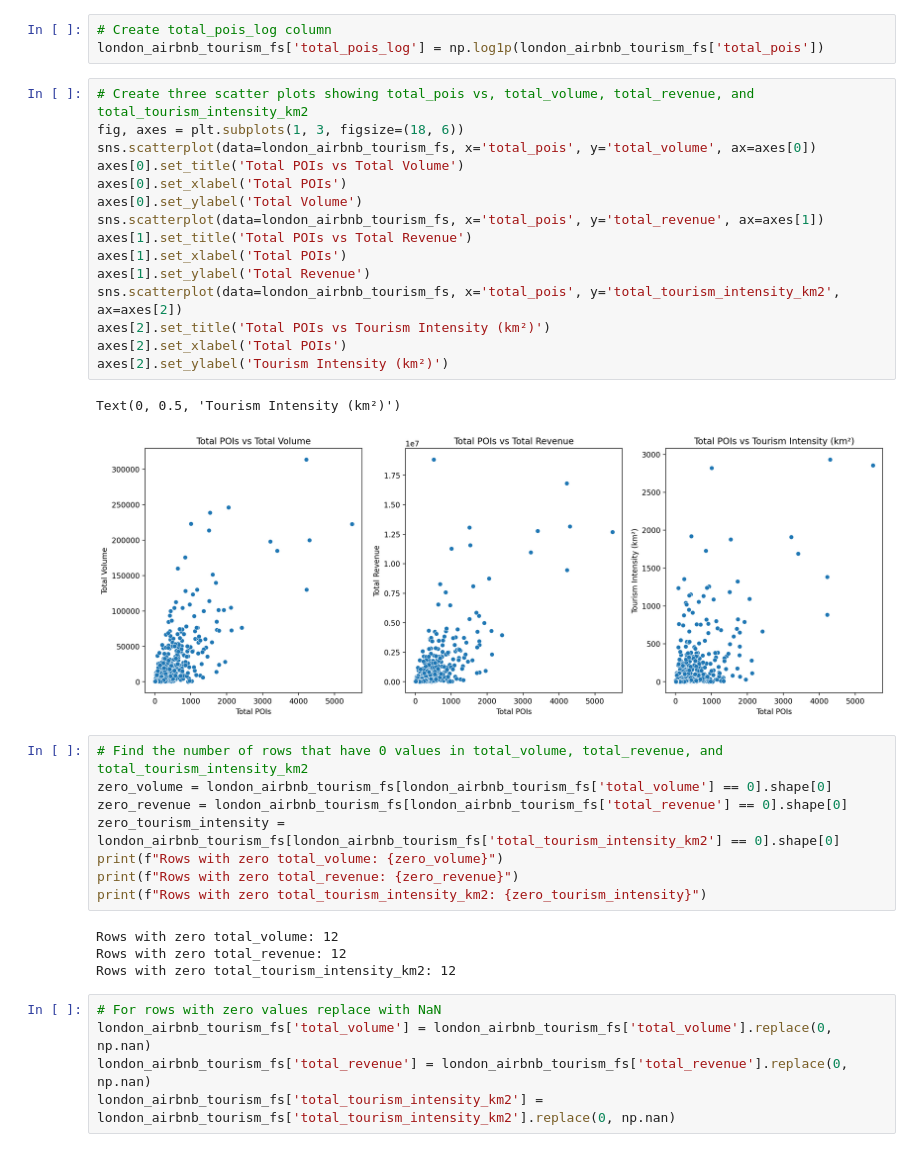
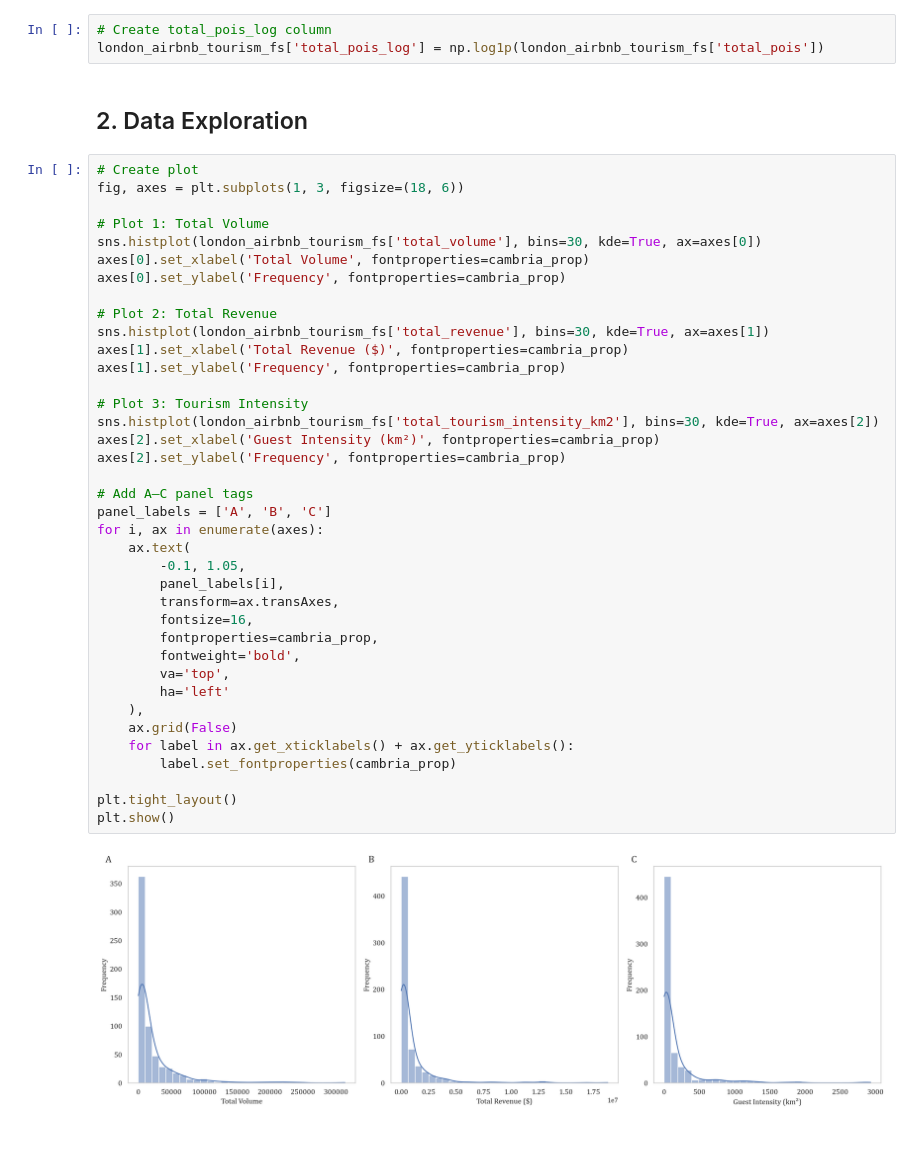
Before and after one commit to ElisJD/POI-and-STR-Guest-Modelling, a Jupyter notebook: notebooks/london/03_modelling.ipynb, the cells around one changed output. Saved outputs shown, nothing was run; the diff lists cells and outputs as text.

```diff
--- a/notebooks/london/03_modelling.ipynb
+++ b/notebooks/london/03_modelling.ipynb
@@ -49,41 +53,48 @@ Index(['glx_id', 'Airport/Heliport', 'Bakery/Patisserie', 'Bar (General)',
 # %%
 # Create total_pois_log column
 london_airbnb_tourism_fs['total_pois_log'] = np.log1p(london_airbnb_tourism_fs['total_pois'])
-# %%
-# Create three scatter plots showing total_pois vs, total_volume, total_revenue, and total_tourism_intensity_km2
-fig, axes = plt.subplots(1, 3, figsize=(18, 6))
-sns.scatterplot(data=london_airbnb_tourism_fs, x='total_pois', y='total_volume', ax=axes[0])
-axes[0].set_title('Total POIs vs Total Volume')
-axes[0].set_xlabel('Total POIs')
-axes[0].set_ylabel('Total Volume')
-sns.scatterplot(data=london_airbnb_tourism_fs, x='total_pois', y='total_revenue', ax=axes[1])
-axes[1].set_title('Total POIs vs Total Revenue')
-axes[1].set_xlabel('Total POIs')
-axes[1].set_ylabel('Total Revenue')
-sns.scatterplot(data=london_airbnb_tourism_fs, x='total_pois', y='total_tourism_intensity_km2', ax=axes[2])
-axes[2].set_title('Total POIs vs Tourism Intensity (km²)')
-axes[2].set_xlabel('Total POIs')
-axes[2].set_ylabel('Tourism Intensity (km²)')
-# %% [output]
-Text(0, 0.5, 'Tourism Intensity (km²)')
-[figure, removed]
-# %%
-# Find the number of rows that have 0 values in total_volume, total_revenue, and total_tourism_intensity_km2
-zero_volume = london_airbnb_tourism_fs[london_airbnb_tourism_fs['total_volume'] == 0].shape[0]
-zero_revenue = london_airbnb_tourism_fs[london_airbnb_tourism_fs['total_revenue'] == 0].shape[0]
-zero_tourism_intensity = london_airbnb_tourism_fs[london_airbnb_tourism_fs['total_tourism_intensity_km2'] == 0].shape[0]
-print(f"Rows with zero total_volume: {zero_volume}")
-print(f"Rows with zero total_revenue: {zero_revenue}")
-print(f"Rows with zero total_tourism_intensity_km2: {zero_tourism_intensity}")
-# %% [output]
-Rows with zero total_volume: 12
-Rows with zero total_revenue: 12
-Rows with zero total_tourism_intensity_km2: 12
-# %%
-# For rows with zero values replace with NaN
-london_airbnb_tourism_fs['total_volume'] = london_airbnb_tourism_fs['total_volume'].replace(0, np.nan)
-london_airbnb_tourism_fs['total_revenue'] = london_airbnb_tourism_fs['total_revenue'].replace(0, np.nan)
-london_airbnb_tourism_fs['total_tourism_intensity_km2'] = london_airbnb_tourism_fs['total_tourism_intensity_km2'].replace(0, np.nan)
+# %% [markdown]
+## 2. Data Exploration
+# %%
+# Create plot
+fig, axes = plt.subplots(1, 3, figsize=(18, 6))
+
+# Plot 1: Total Volume
+sns.histplot(london_airbnb_tourism_fs['total_volume'], bins=30, kde=True, ax=axes[0])
+axes[0].set_xlabel('Total Volume', fontproperties=cambria_prop)
+axes[0].set_ylabel('Frequency', fontproperties=cambria_prop)
+
+# Plot 2: Total Revenue
+sns.histplot(london_airbnb_tourism_fs['total_revenue'], bins=30, kde=True, ax=axes[1])
+axes[1].set_xlabel('Total Revenue ($)', fontproperties=cambria_prop)
+axes[1].set_ylabel('Frequency', fontproperties=cambria_prop)
+
+# Plot 3: Tourism Intensity
+sns.histplot(london_airbnb_tourism_fs['total_tourism_intensity_km2'], bins=30, kde=True, ax=axes[2])
+axes[2].set_xlabel('Guest Intensity (km²)', fontproperties=cambria_prop)
+axes[2].set_ylabel('Frequency', fontproperties=cambria_prop)
+
+# Add A–C panel tags
+panel_labels = ['A', 'B', 'C']
+for i, ax in enumerate(axes):
+    ax.text(
+        -0.1, 1.05,
+        panel_labels[i],
+        transform=ax.transAxes,
+        fontsize=16,
+        fontproperties=cambria_prop,
+        fontweight='bold',
+        va='top',
+        ha='left'
+    ),
+    ax.grid(False)
+    for label in ax.get_xticklabels() + ax.get_yticklabels():
+        label.set_fontproperties(cambria_prop)
+
+plt.tight_layout()
+plt.show()
+# %% [output]
+[figure, added]
 # %%
 # Create three scatter plots showing total_pois vs, total_volume, total_revenue, and total_tourism_intensity_km2
 fig, axes = plt.subplots(1, 3, figsize=(18, 6))
```
Also changed, not shown: parts of 4 cells of this notebook, 1 other file.
